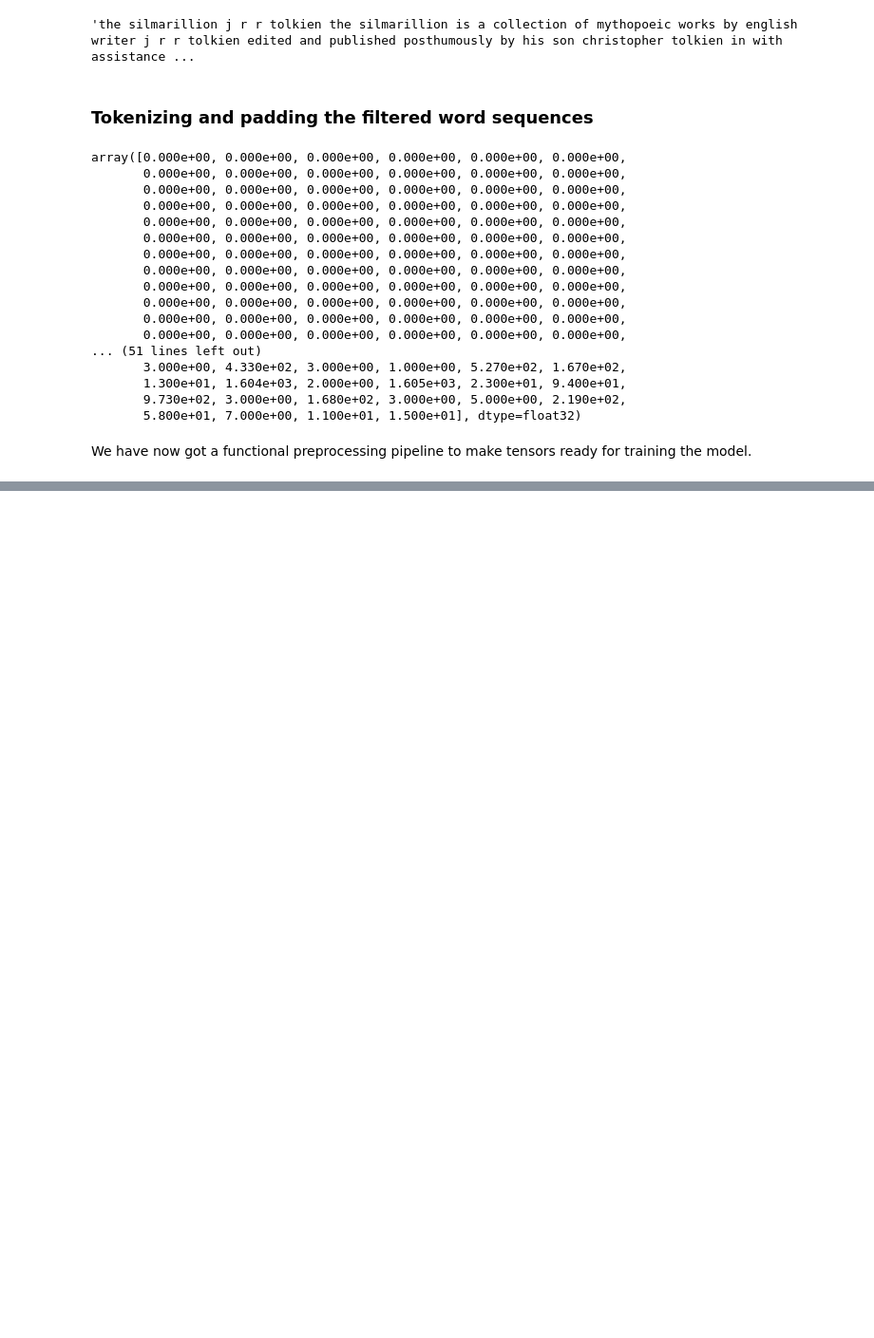
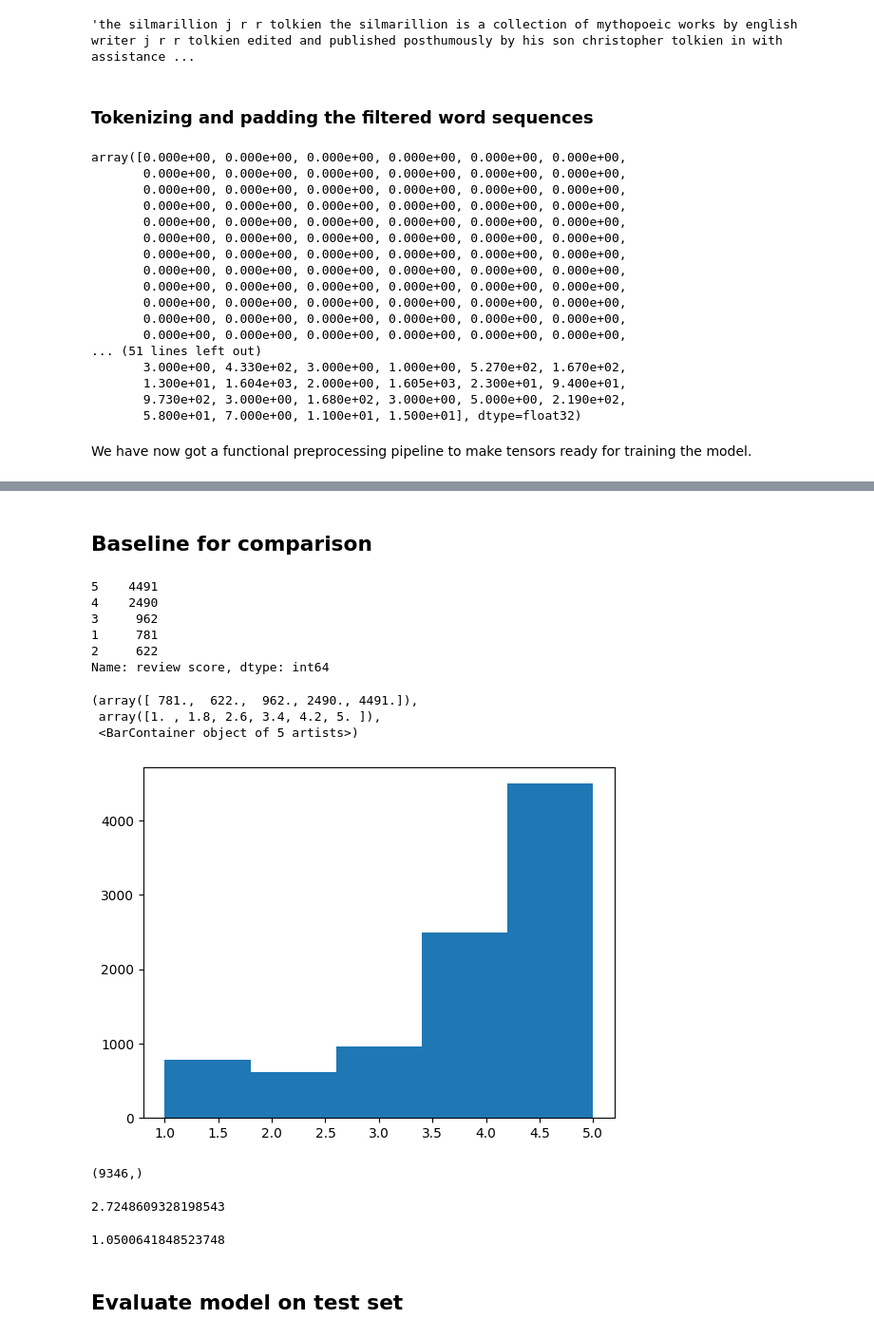
Before and after one commit to m-hall-789/predicting-goodreads-reviews, a Jupyter notebook: dataset-exploration.ipynb, the cells around one changed output, grey strips where cells are left out. Shown at 95% size. Drawn from its saved outputs; the diff is of its cells as text; code cells hidden in the pictures; blank space fills up the shorter version.

```diff
--- a/dataset-exploration.ipynb
+++ b/dataset-exploration.ipynb
@@ -355,0 +400,5 @@ We have now got a functional preprocessing pipeline to make tensors ready for tr
+# %%
+X_train_pad = pad_sequences(X_train_token, dtype='float32', padding='pre', maxlen=200, truncating='pre')
+X_test_pad = pad_sequences(X_test_token, dtype='float32', padding='pre', maxlen=200, truncating='pre')
+
+# Changed this to 200 maxlen to see if it speeds up runtime
@@ -355,0 +407,3 @@ We have now got a functional preprocessing pipeline to make tensors ready for tr
+# %%
+vocab_size = len(tokenizer.word_index)
+vocab_size
@@ -355,0 +412,10 @@ We have now got a functional preprocessing pipeline to make tensors ready for tr
+# %%
+embedding_dimension = 50
+
+model = Sequential()
+model.add(layers.Embedding(input_dim=vocab_size + 1, output_dim=embedding_dimension, mask_zero=True))
+model.add(layers.LSTM(20))
+model.add(layers.Dense(10, activation="relu"))
+model.add(layers.Dense(1, activation="linear"))
+
+model.compile(loss='mean_squared_error', optimizer='adam', metrics=['mae'])
@@ -355,0 +442,9 @@ We have now got a functional preprocessing pipeline to make tensors ready for tr
+# %%
+es = EarlyStopping(patience=3, restore_best_weights=True)
+
+model.fit(X_train_pad, y_train,
+          epochs=20,
+          batch_size=128, # higher batch size than optimal to speed up testing
+          validation_split=0.3,
+          callbacks=[es]
+         )
@@ -355,0 +473,2 @@ We have now got a functional preprocessing pipeline to make tensors ready for tr
+# %% [markdown]
+## Baseline for comparison
@@ -355,0 +477,20 @@ We have now got a functional preprocessing pipeline to make tensors ready for tr
+# %%
+y_train.value_counts()
+# %% [output]
+5    4491
+4    2490
+3     962
+1     781
+2     622
+Name: review score, dtype: int64
+# %%
+plt.hist(y_train, bins=5)
+# %% [output]
+(array([ 781.,  622.,  962., 2490., 4491.]),
+ array([1. , 1.8, 2.6, 3.4, 4.2, 5. ]),
+ <BarContainer object of 5 artists>)
+[figure, added]
+# %%
+y_train.shape
+# %% [output]
+(9346,)
@@ -355,0 +499,12 @@ We have now got a functional preprocessing pipeline to make tensors ready for tr
+# %%
+baseline_mse_score = mean_squared_error(y_test, baseline_predictions)
+baseline_mse_score
+# %% [output]
+2.7248609328198543
+# %%
+baseline_mae_score = mean_absolute_error(y_test, baseline_predictions)
+baseline_mae_score
+# %% [output]
+1.0500641848523748
+# %% [markdown]
+## Evaluate model on test set
```
Also changed, not shown: parts of 19 cells of this notebook, 4 other files.
